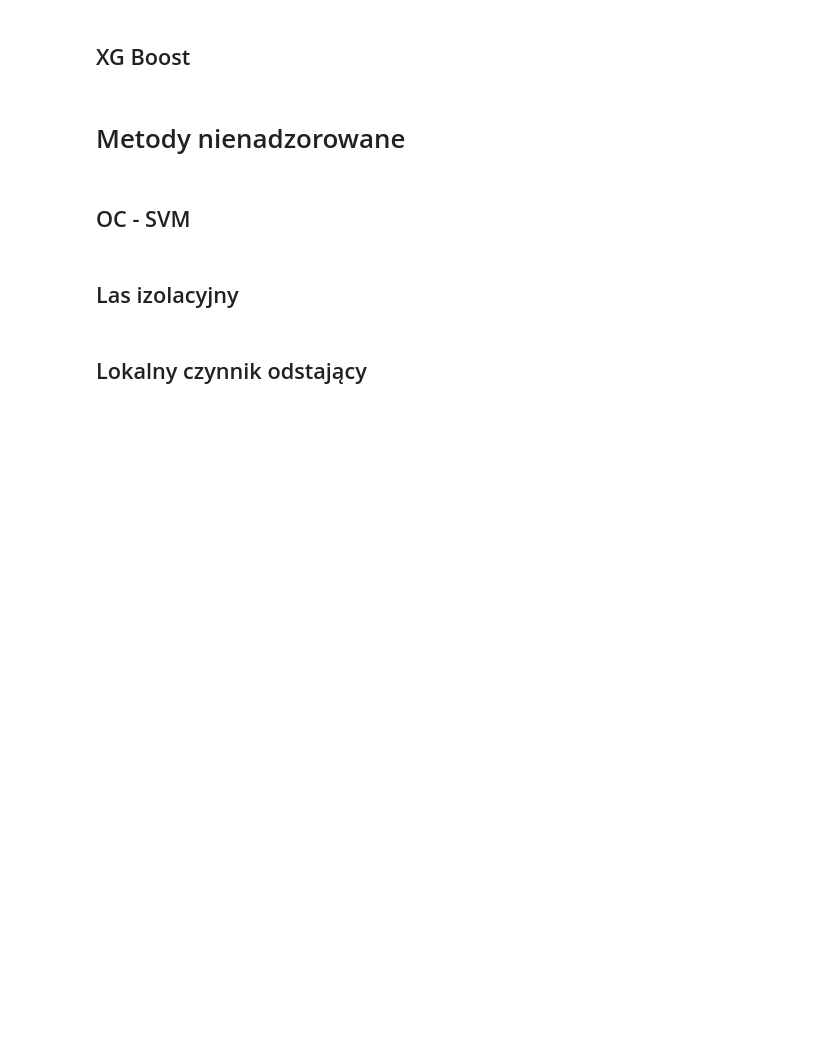
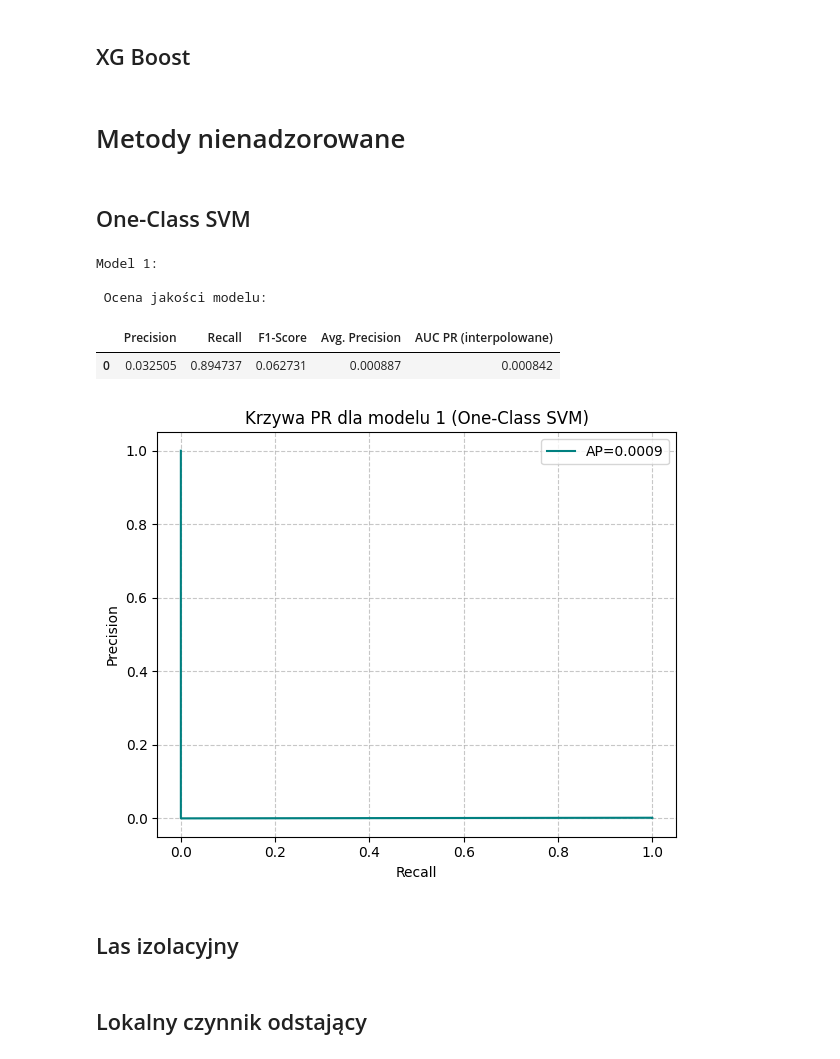
Before and after one commit to Sarnapa/Credit-Card-Fraud-Detection, a Jupyter notebook: Notebooks/CreditCardFraudDetection_AnomalyDetectionAnalysis.ipynb, the cells around one changed output. Saved outputs shown, nothing was run; the diff lists cells and outputs as text; code cells hidden in the pictures; blank space fills up the shorter version.

```diff
--- a/Notebooks/CreditCardFraudDetection_AnomalyDetectionAnalysis.ipynb
+++ b/Notebooks/CreditCardFraudDetection_AnomalyDetectionAnalysis.ipynb
@@ -345,32 +388,35 @@ from sklearn.metrics import (
     auc
 )
 
-def evaluate_model(model, x_test, y_test, positive_label=1, plot_title="Krzywa Precision-Recall"):
+def evaluate_model(model, x_test, y_test, plot_title="Krzywa Precision-Recall"):
     """
-    Ocena jakości modelu: precision, recall, F1 score, krzywa PR, average_precision i interpolowana wartość AUC PR.
+    Ocena jakości modelu: precision, recall, F1 score, krzywa PR, average precision i interpolowana wartość AUC PR.
     Wyświetla tabelę z wynikami i wykres krzywej PR.
 
     Parametry:
     - model: wytrenowany model
     - x_test, y_test: dane testowe
-    - plot_title: tytuł wykresu PR curve
+    - plot_title: tytuł wykresu krzywej PR (domyślnie "Krzywa Precision-Recall")
+
+    Zwraca:
+    - DataFrame z metrykami modelu
     """
 
     # Predykcja
     y_pred = model.predict(x_test)
     if hasattr(model, "predict_proba"):
-        y_scores = model.predict_proba(x_test)[:, positive_label]
+        y_scores = model.predict_proba(x_test)[:, Transaction.FRAUD.value]
     else:
         y_scores = model.decision_function(x_test)
 
     # Podstawowe metryki
-    recall = recall_score(y_test, y_pred, pos_label=positive_label)
-    precision = precision_score(y_test, y_pred, pos_label=positive_label)
-    f1 = f1_score(y_test, y_pred, pos_label=positive_label)
+    recall = recall_score(y_test, y_pred, pos_label=Transaction.FRAUD.value)
+    precision = precision_score(y_test, y_pred, pos_label=Transaction.FRAUD.value)
+    f1 = f1_score(y_test, y_pred, pos_label=Transaction.FRAUD.value)
 
     # Wyznaczenie krzywej PR i metryk z nią związanych
-    precision_vals, recall_vals, _ = precision_recall_curve(y_test, y_scores, pos_label=positive_label)
-    avg_precision = average_precision_score(y_test, y_scores, pos_label=positive_label)
+    precision_vals, recall_vals, _ = precision_recall_curve(y_test, y_scores, pos_label=Transaction.FRAUD.value)
+    avg_precision = average_precision_score(y_test, y_scores, pos_label=Transaction.FRAUD.value)
     interpolated_auc = auc(recall_vals, precision_vals)
 
     # Tabelka metryk
@@ -396,6 +442,8 @@ def evaluate_model(model, x_test, y_test, positive_label=1, plot_title="Krzywa P
     plt.legend()
     plt.tight_layout()
     plt.show()
+
+    return results_df
 # %% [markdown]
 # Metody nadzorowane
 # %% [markdown]
@@ -409,7 +457,31 @@ def evaluate_model(model, x_test, y_test, positive_label=1, plot_title="Krzywa P
 # %% [markdown]
 # Metody nienadzorowane
 # %% [markdown]
-## OC - SVM
+## One-Class SVM
+# %%
+from sklearn.svm import OneClassSVM
+
+def train_ocsvm(data_splits, kernel='rbf', nu=0.05, gamma='scale'):
+    models = []
+    for data_split in data_splits:
+        model = OneClassSVM(kernel=kernel, nu=nu, gamma=gamma)
+        model.fit(data_split.x_train)
+        models.append(model)
+    return models
+
+models = train_ocsvm(standard_data_split)
+# %%
+for i, model in enumerate(models, 1):
+    print(f"Model {i}:")
+    evaluate_model(model, standard_data_split[0].x_test, standard_data_split[0].y_test,
+                   plot_title=f"Krzywa PR dla modelu {i} (One-Class SVM)")
+# %% [output]
+Model 1:
+
+ Ocena jakości modelu:
+|  | Precision | Recall | F1-Score | Avg. Precision | AUC PR (interpolowane) |
+| 0 | 0.032505 | 0.894737 | 0.062731 | 0.000887 | 0.000842 |
+[figure, added]
 # %% [markdown]
 ## Las izolacyjny
 # %% [markdown]
```
Also changed, not shown: parts of 9 cells of this notebook.
